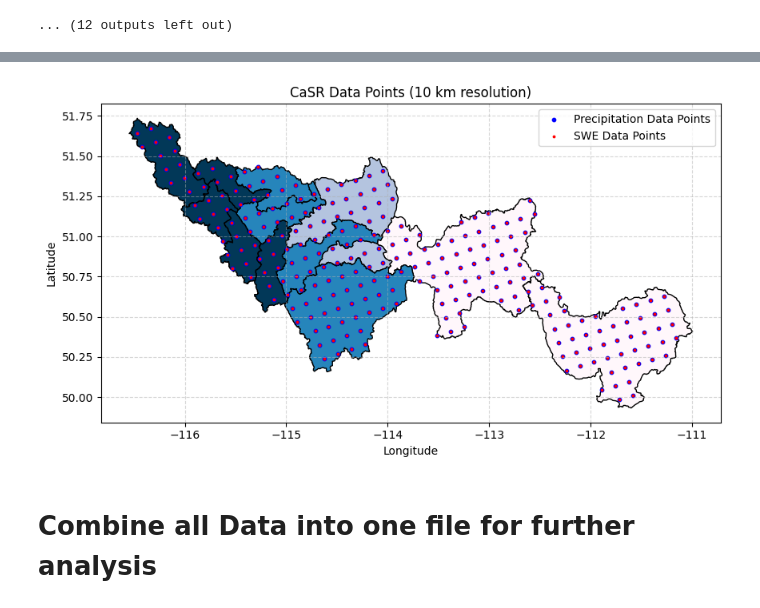
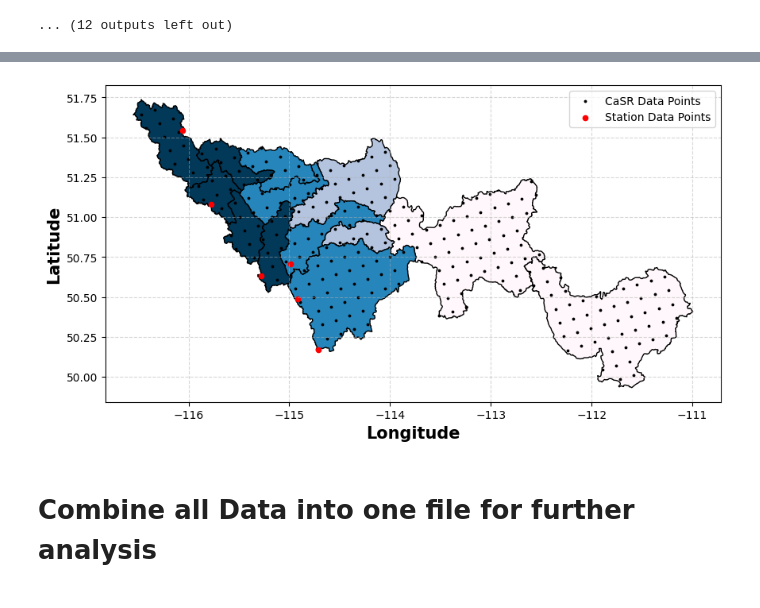
Before and after one commit to Nadiesenali/snowdroughtindex-main, a Jupyter notebook: notebooks/workflows/0.3_CaSR_data_preparation.ipynb, the cells around one changed output, grey strips where cells are left out. Drawn from its saved outputs; the diff is of its cells as text; code cells hidden in the pictures.

```diff
--- a/notebooks/workflows/0.3_CaSR_data_preparation.ipynb
+++ b/notebooks/workflows/0.3_CaSR_data_preparation.ipynb
@@ -65,6 +65,7 @@ config = {
     'elevation_windows_dir': project_root / 'data' / 'output_data' / 'elevation'/'1980_2024',
     'merged_output_dir': project_root / 'data' / 'output_data' / 'merged_2d'/'1980_2024',
     'plots': project_root / 'data' / 'output_plots' / '1980_2024',
+    'for_report': project_root / 'data' / 'output_data' / 'for_report'/'bow_combined_swe_data.csv'
 }
 
 # Create output directories
@@ -477,7 +478,7 @@ display(gdf_bow_precip_data.head())
 | 3 | 1980-12-11 12:00:00 | -4.23 | -14.607224 | 1 | 0.004579 | -116.18750 | 51.419113 | POINT (-116.1875 51.41911) |
 | 4 | 1981-07-21 12:00:00 | -4.23 | -14.607224 | 1 | 0.005400 | -116.18750 | 51.419113 | POINT (-116.1875 51.41911) |
 # %%
-bow_swe_data = pd.read_csv(config['casr_SWE_input_dir'] / 'bow_swe_data_combined.csv')
+bow_swe_data = pd.read_csv(config['casr_SWE_input_dir'] / 'bow_swe_data_combined_v3.2.csv')
 
 #convert lon from 0-360 to -180 to 180 format
 bow_swe_data['lon'] = ((bow_swe_data['lon'] + 180) % 360) - 180
@@ -501,0 +503,9 @@ display(gdf_bow_swe_data.head())
+# %%
+# Read the shapefile using geopandas
+bow_elevation = gpd.read_file(config['shapefile_dir'])
+# Set CRS if not already set (assume WGS84)
+if bow_elevation.crs is None:
+    bow_elevation.set_crs(epsg=4326, inplace=True)
+print(f"Bow elevation shapefile CRS: {bow_elevation.crs}")
+
+display(bow_elevation.head())
@@ -501,0 +521,13 @@ display(gdf_bow_swe_data.head())
+# %%
+bow_station_data = pd.read_csv(config['for_report'] )
+
+
+# convert to GeoDataFrame
+gdf_bow_station_data = gpd.GeoDataFrame(
+    bow_station_data,
+    geometry=gpd.points_from_xy(bow_station_data['lon'], bow_station_data['lat']),
+    crs='EPSG:4326'  # Assuming the coordinates are in WGS84
+)
+
+# Display the GeoDataFrames
+display(gdf_bow_station_data.head())
@@ -502,7 +541,8 @@ display(gdf_bow_swe_data.head())
 # %%
 # drop repeated coordinates based on geometry column
-gdf_bow_precip_data1 = gdf_bow_precip_data.drop_duplicates(subset="geometry")
-gdf_bow_swe_data1 = gdf_bow_swe_data.drop_duplicates(subset="geometry")
+#gdf_bow_precip_data1 = gdf_bow_precip_data.drop_duplicates(subset="geometry")
+gdf_bow_swe_data = gdf_bow_swe_data.drop_duplicates(subset="geometry")
+gdf_bow_station_data = gdf_bow_station_data.drop_duplicates(subset="geometry")
 
 # plot data points and shapefile
 fig, ax = plt.subplots(figsize=(10, 10))
@@ -524,40 +564,41 @@ for c in elev_candidates:
         elev_col = c
         break
 
 if elev_col is not None:
     # ensure numeric dtype
     bow_elevation['__elev_tmp'] = pd.to_numeric(bow_elevation[elev_col], errors='coerce')
     bow_elevation['elev_class'] = pd.cut(bow_elevation['__elev_tmp'], bins=bins, labels=labels, include_lowest=True, right=False)
     # Ensure elev_class is a categorical type with desired order
     bow_elevation['elev_class'] = pd.Categorical(
         bow_elevation['elev_class'],
         categories=labels,
         ordered=True
     )
     bow_elevation.plot(ax=ax, column='elev_class', cmap='PuBu', legend=True, edgecolor='black')
     # drop temporary column
     bow_elevation.drop(columns='__elev_tmp', inplace=True)
 else:
     # No elevation column found — create an 'Unknown' category and plot without classification
     bow_elevation['elev_class'] = 'Unknown'
     bow_elevation['elev_class'] = pd.Categorical(bow_elevation['elev_class'], categories=['Unknown'], ordered=False)
     bow_elevation.plot(ax=ax, color='lightgrey', edgecolor='black', label='Bow Elevation')
 
 # Plot the deduplicated CaSR points (smaller sets) to avoid massive plotting
-gdf_bow_precip_data1.plot(ax=ax, color='blue', markersize=10, label='Precipitation Data Points')
-gdf_bow_swe_data1.plot(ax=ax, color='red', markersize=3, label='SWE Data Points')
+#gdf_bow_precip_data1.plot(ax=ax, color='blue', markersize=10, label='Precipitation Data Points')
+gdf_bow_swe_data.plot(ax=ax, color='black', markersize=3, label='CaSR Data Points')
+gdf_bow_station_data.plot(ax=ax, color='red', markersize=20, label='Station Data Points')
 
 ax.grid(True, linestyle='--', alpha=0.5)
-ax.set_title('CaSR Data Points (10 km resolution)')
-ax.set_xlabel('Longitude')
-ax.set_ylabel('Latitude')
+#ax.set_title('CaSR Data Points (10 km resolution)')
+ax.set_xlabel('Longitude',fontweight='bold',fontsize=15)
+ax.set_ylabel('Latitude',fontweight='bold',fontsize=15)
 ax.legend()
 
 # Save plot
-plt.savefig(config['plots'] / 'bow_data_points_plot.png', dpi=300, bbox_inches='tight')
+#plt.savefig(config['plots'] / 'bow_data_points_plot.png', dpi=300, bbox_inches='tight')
 plt.show()
 # %% [output]
-[figure, old version]
+[figure, new version]
 # %% [markdown]
 # Combine all Data into one file for further analysis
 # %%
```
Also changed, not shown: parts of 3 cells of this notebook, 1 other file.
